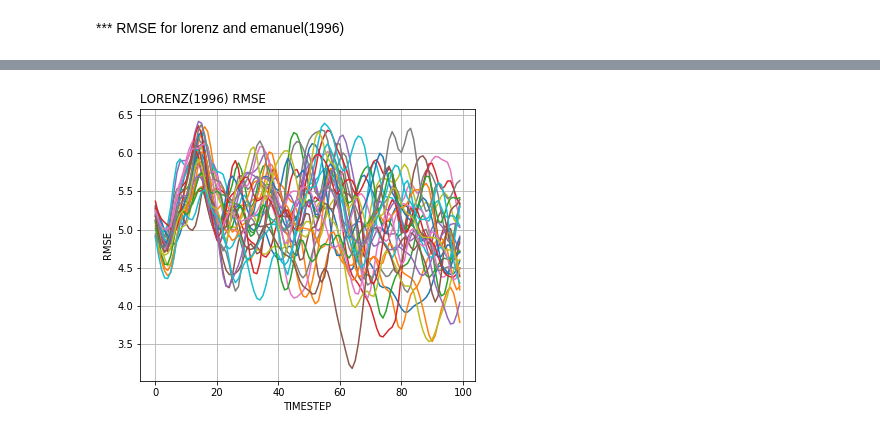
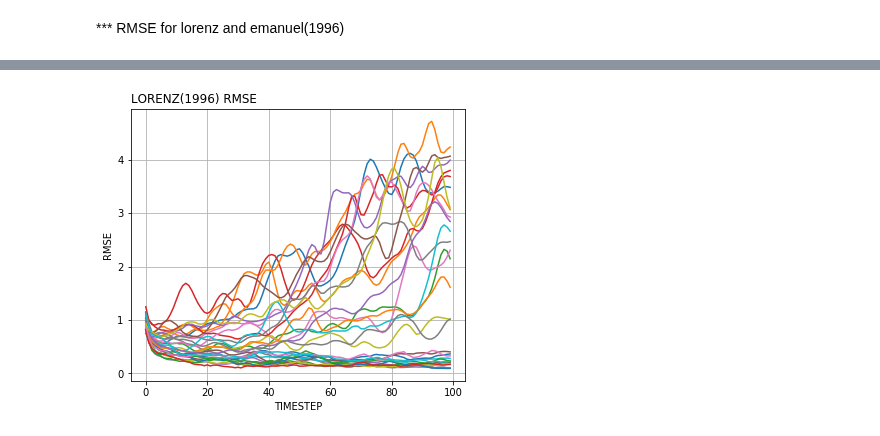
Before and after one commit to Toyo-Daichi/DA_basic, a Jupyter notebook: exp_view.ipynb, the cells around one changed output, grey strips where cells are left out. Cells and saved outputs as stored; diff of their text form; code cells hidden in the pictures.

```diff
--- a/exp_view.ipynb
+++ b/exp_view.ipynb
@@ -538,14 +538,14 @@ obs_data = csv2list(obs_path).reshape(6000, 40)
-# %%
-data = []
-for ifile in anl_pathlist:
-    anl_score = csv2list(ifile).reshape(6001,40)
-    data.append(anl_score)
-# %%
-rmse_anl_list = [[]* i for i in range(100)]
-
-for _file in range(len(data)):
-    for _it in range(6001):
-        _rmse = rmse(true_data[_it], data[_file][_it])
-        rmse_anl_list[_file].append(_rmse)
 # %% [markdown]
 *** RMSE for lorenz and emanuel(1996)
+# %%
+data = []
+for ifile in anl_pathlist:
+    anl_score = csv2list(ifile)
+    data.append(anl_score)
+# %%
+rmse_anl_list = [[]* i for i in range(100)]
+
+for _file in range(len(data)):
+    for _it in range(401):
+        _rmse = rmse(true_data[_it], data[_file][_it])
+        rmse_anl_list[_file].append(_rmse)
@@ -561,18 +581,18 @@ len(rmse_anl_list[0])
 # %%
 fig, ax = plt.subplots(figsize=(6, 5))
 
 # set parm
-time_list = np.arange(6001)
+time_list = np.arange(6401)
 time_length = 100
 
 rmse_draw = ax
 #for _file in range(len(data)):
 for _file in range(30):
     rmse_draw.plot(time_list[0:time_length], rmse_anl_list[_file][0:time_length])
 
 rmse_draw.set_xlabel('TIMESTEP')
 rmse_draw.set_ylabel('RMSE')
 rmse_draw.set_title('LORENZ(1996) RMSE', loc='left')
 rmse_draw.grid()
 # %% [output]
-[figure, old version]
+[figure, new version]
```
Also changed, not shown: parts of 6 cells of this notebook, 3 other files.
